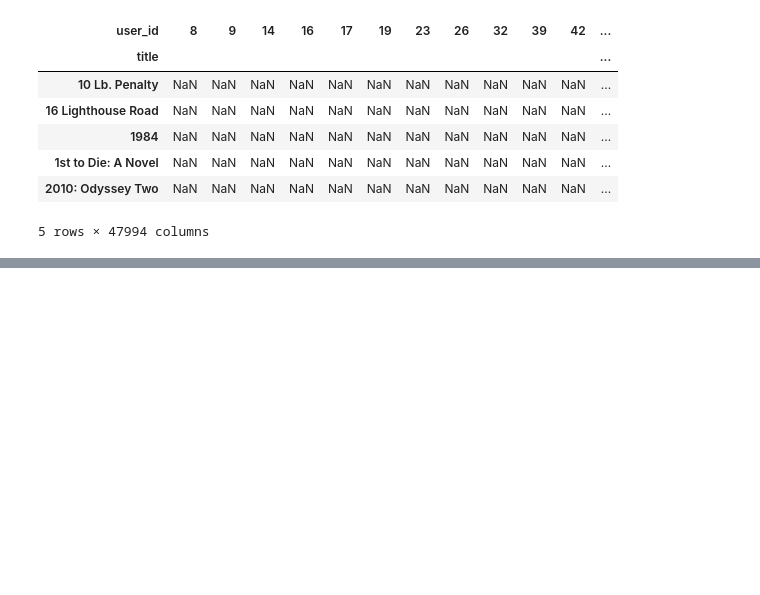
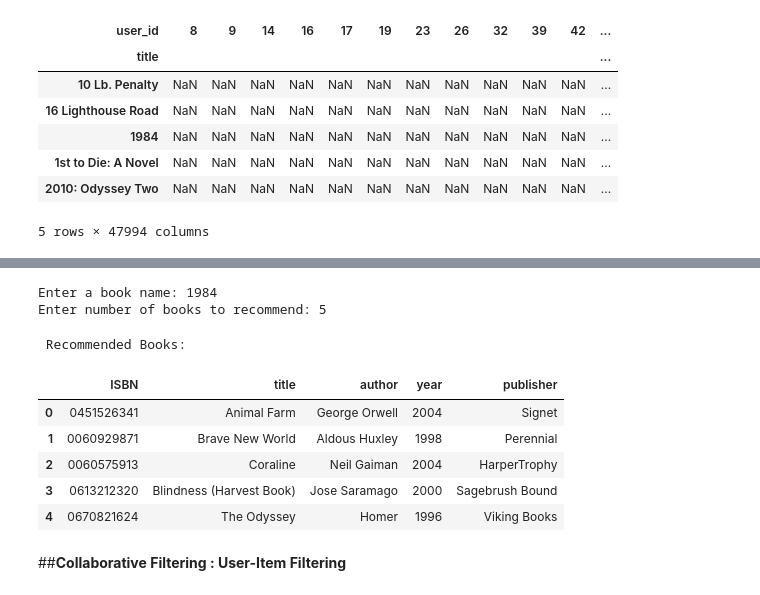
Before and after one commit to ShubhamDeshmukh27/Book-Recommendation-system, a Jupyter notebook: Book_Recommandation_Self_Project.ipynb, the cells around one changed output, grey strips where cells are left out. Saved outputs shown, nothing was run; the diff lists cells and outputs as text; code cells hidden in the pictures; blank space fills up the shorter version.

```diff
--- a/Book_Recommandation_Self_Project.ipynb
+++ b/Book_Recommandation_Self_Project.ipynb
@@ -589,0 +654,8 @@ Recommendations for Me Talk Pretty One Day:
+# %%
+#Creating pivot table using the user id,ISBN and ratings
+matrix = combined.pivot_table(index='user_id', columns='ISBN', values = 'rating').fillna(0)
+# %%
+#Creating the dataframe containg ISBN, rating & Ratingcount
+average_ratings = pd.DataFrame(rating.groupby('ISBN')['rating'].mean())
+average_ratings['ratingCount'] = pd.DataFrame(rating.groupby('ISBN')['rating'].count())
+average_ratings.sort_values('ratingCount', ascending=False).head()
@@ -589,0 +670,28 @@ Recommendations for Me Talk Pretty One Day:
+# %%
+#Let's give random book name as input
+bookName = input("Enter a book name: ")
+number = int(input("Enter number of books to recommend: "))
+# %% [output]
+Enter a book name: 1984
+Enter number of books to recommend: 5
+# %%
+#Creating correlation recommendation system
+isbn = book.loc[book['title'] == bookName].reset_index(drop = True).iloc[0]['ISBN']
+row = matrix[isbn]
+correlation = pd.DataFrame(matrix.corrwith(row), columns = ['Correlation'])
+corr = correlation.join(average_ratings['ratingCount'])
+
+res = corr.sort_values('Correlation', ascending=False).head(number+1)[1:].index
+corr_books = pd.merge(pd.DataFrame(res, columns = ['ISBN']), book, on='ISBN')
+print("\n Recommended Books: \n")
+corr_books
+# %% [output]
+ Recommended Books:
+|  | ISBN | title | author | year | publisher |
+| 0 | 0451526341 | Animal Farm | George Orwell | 2004 | Signet |
+| 1 | 0060929871 | Brave New World | Aldous Huxley | 1998 | Perennial |
+| 2 | 0060575913 | Coraline | Neil Gaiman | 2004 | HarperTrophy |
+| 3 | 0613212320 | Blindness (Harvest Book) | Jose Saramago | 2000 | Sagebrush Bound |
+| 4 | 0670821624 | The Odyssey | Homer | 1996 | Viking Books |
+# %% [markdown]
+##**Collaborative Filtering : User-Item Filtering**
```
Also changed, not shown: parts of 93 cells of this notebook.
